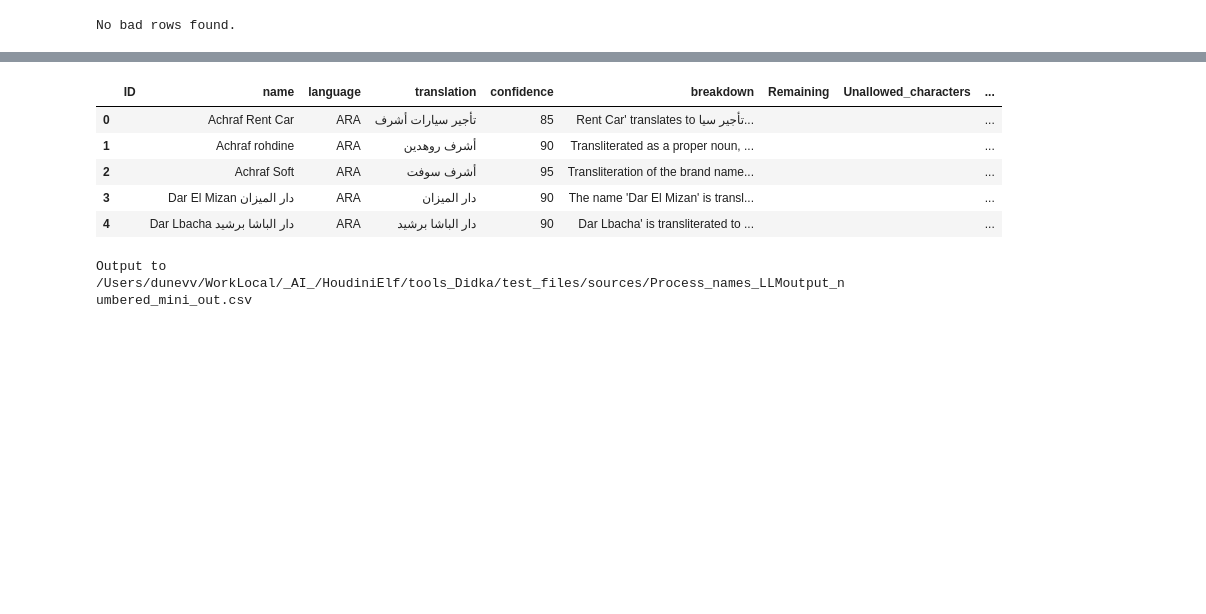
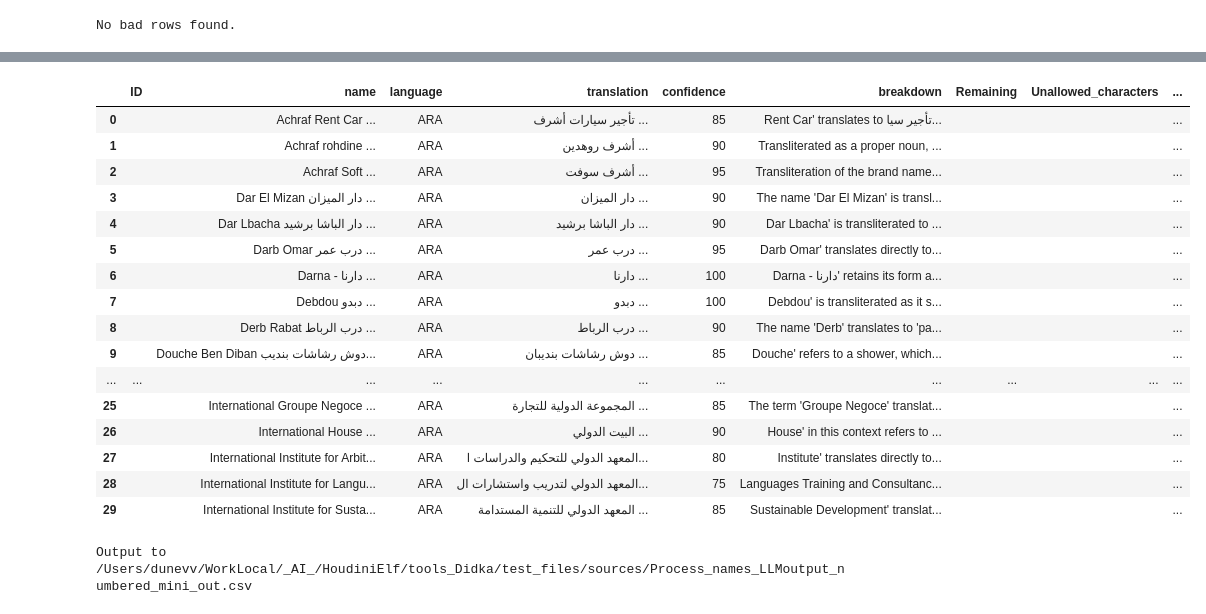
Before and after one commit to be9em0t/HoudiniElf, a Jupyter notebook: tools_Didka/Notebooks/csv_llm_pipeline.ipynb, the cells around one changed output, grey strips where cells are left out. Cells and saved outputs as stored; diff of their text form; code cells hidden in the pictures; blank space fills up the shorter version.

```diff
--- a/tools_Didka/Notebooks/csv_llm_pipeline.ipynb
+++ b/tools_Didka/Notebooks/csv_llm_pipeline.ipynb
@@ -38,11 +104,11 @@ with input_path.open("r", encoding="utf-8", errors="replace") as f:
 #  Export
 # %%
 # Determine the expected set of columns from the header
-expected_columns = set(rows[0].keys())
+expected_columns = list(rows[0].keys())
 
 bad_rows = []
 for i, row in enumerate(rows):
-    if set(row.keys()) != expected_columns:
+    if set(row.keys()) != set(expected_columns):
         bad_rows.append((i, row))
 
 if bad_rows:
@@ -53,3 +119,22 @@ else:
     print("No bad rows found.")
 # %% [output]
 No bad rows found.
+# %%
+# Exclude bad rows from further processing
+bad_rows_list = []
+good_rows = []
+for i, row in enumerate(rows):
+    if set(row.keys()) != set(expected_columns):
+        bad_rows_list.append((i, row))
+    else:
+        good_rows.append(row)
+
+if bad_rows_list:
+    print("Excluding bad rows:")
+    for idx, row in bad_rows_list:
+        print(f"Row {idx}: {row}")
+else:
+    print("No bad rows to exclude.")
+
+rows = good_rows
+print(f"Proceeding with {len(rows)} good rows.")
@@ -69,13 +193,26 @@ Primary language: ARA
 # %%
+# Preview table
 df = pd.DataFrame(rows)
-df.head()
+# df.head()
+df
 # %% [output]
 |  | ID | name | language | translation | confidence | breakdown | Remaining | Unallowed_characters | ... |
-| 0 |  | Achraf Rent Car | ARA | تأجير سيارات أشرف | 85 | Rent Car' translates to تأجير سيا... |  |  | ... |
-| 1 |  | Achraf rohdine | ARA | أشرف روهدين | 90 | Transliterated as a proper noun, ... |  |  | ... |
-| 2 |  | Achraf Soft | ARA | أشرف سوفت | 95 | Transliteration of the brand name... |  |  | ... |
-| 3 |  | Dar El Mizan دار الميزان | ARA | دار الميزان | 90 | The name 'Dar El Mizan' is transl... |  |  | ... |
-| 4 |  | Dar Lbacha دار الباشا برشيد | ARA | دار الباشا برشيد | 90 | Dar Lbacha' is transliterated to ... |  |  | ... |
+| 0 |  | Achraf Rent Car ... | ARA | تأجير سيارات أشرف ... | 85 | Rent Car' translates to تأجير سيا... |  |  | ... |
+| 1 |  | Achraf rohdine ... | ARA | أشرف روهدين ... | 90 | Transliterated as a proper noun, ... |  |  | ... |
+| 2 |  | Achraf Soft ... | ARA | أشرف سوفت ... | 95 | Transliteration of the brand name... |  |  | ... |
+| 3 |  | Dar El Mizan دار الميزان ... | ARA | دار الميزان ... | 90 | The name 'Dar El Mizan' is transl... |  |  | ... |
+| 4 |  | Dar Lbacha دار الباشا برشيد ... | ARA | دار الباشا برشيد ... | 90 | Dar Lbacha' is transliterated to ... |  |  | ... |
+| 5 |  | Darb Omar درب عمر ... | ARA | درب عمر ... | 95 | Darb Omar' translates directly to... |  |  | ... |
+| 6 |  | Darna - دارنا ... | ARA | دارنا ... | 100 | Darna - دارنا' retains its form a... |  |  | ... |
+| 7 |  | Debdou دبدو ... | ARA | دبدو ... | 100 | Debdou' is transliterated as it s... |  |  | ... |
+| 8 |  | Derb Rabat درب الرباط ... | ARA | درب الرباط ... | 90 | The name 'Derb' translates to 'pa... |  |  | ... |
+| 9 |  | Douche Ben Diban دوش رشاشات بنديب... | ARA | دوش رشاشات بنديبان ... | 85 | Douche' refers to a shower, which... |  |  | ... |
+| ... | ... | ... | ... | ... | ... | ... | ... | ... | ... |
+| 25 |  | International Groupe Negoce ... | ARA | المجموعة الدولية للتجارة ... | 85 | The term 'Groupe Negoce' translat... |  |  | ... |
+| 26 |  | International House ... | ARA | البيت الدولي ... | 90 | House' in this context refers to ... |  |  | ... |
+| 27 |  | International Institute for Arbit... | ARA | المعهد الدولي للتحكيم والدراسات ا... | 80 | Institute' translates directly to... |  |  | ... |
+| 28 |  | International Institute for Langu... | ARA | المعهد الدولي لتدريب واستشارات ال... | 75 | Languages Training and Consultanc... |  |  | ... |
+| 29 |  | International Institute for Susta... | ARA | المعهد الدولي للتنمية المستدامة ... | 85 | Sustainable Development' translat... |  |  | ... |
 # %%
 #  Import
 #  Preprocess Python
```
Also changed, not shown: parts of 12 cells of this notebook, 1 other file.
